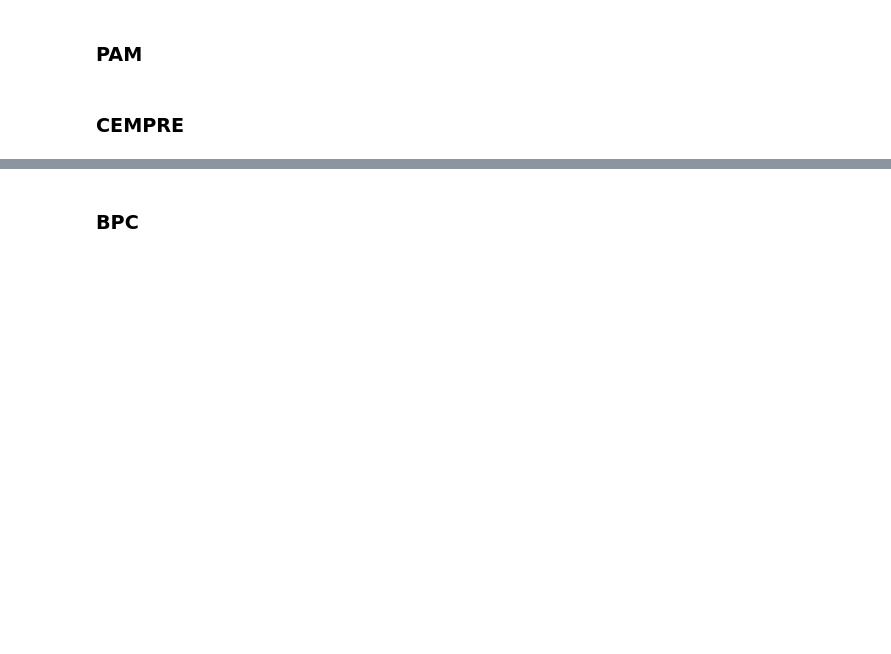
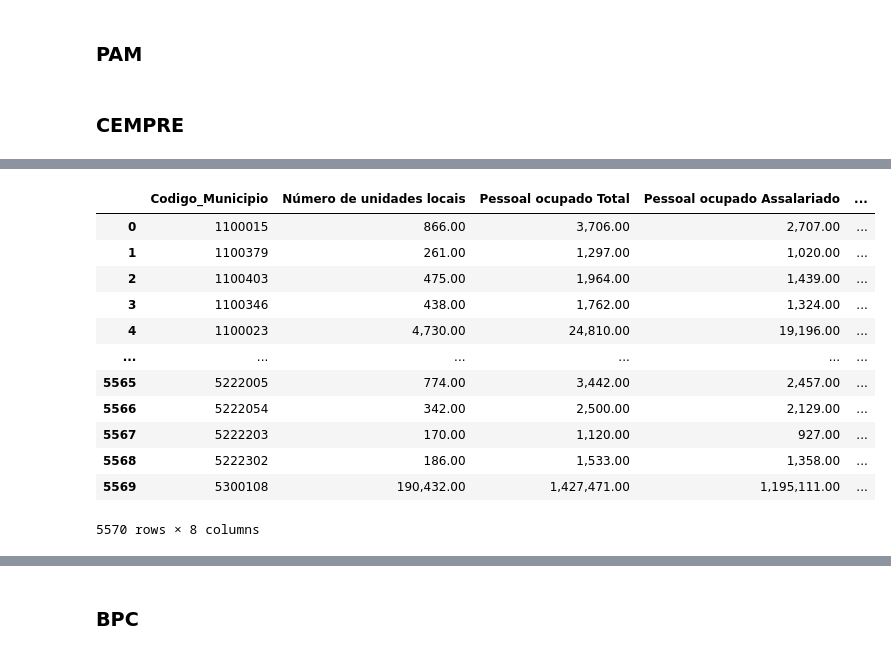
Before and after one commit to AHChaves/IC-InSAN, a Jupyter notebook: Integracao/integracao_2022.ipynb, the cells around one changed output, grey strips where cells are left out. Drawn from its saved outputs; the diff is of its cells as text; code cells hidden in the pictures; blank space fills up the shorter version.

```diff
--- a/Integracao/integracao_2022.ipynb
+++ b/Integracao/integracao_2022.ipynb
@@ -136,0 +119,16 @@ cempre_2022
+# %%
+cempre
+# %% [output]
+|  | Codigo_Municipio | Número de unidades locais | Pessoal ocupado Total | Pessoal ocupado Assalariado | ... |
+| 0 | 1100015 | 866.00 | 3,706.00 | 2,707.00 | ... |
+| 1 | 1100379 | 261.00 | 1,297.00 | 1,020.00 | ... |
+| 2 | 1100403 | 475.00 | 1,964.00 | 1,439.00 | ... |
+| 3 | 1100346 | 438.00 | 1,762.00 | 1,324.00 | ... |
+| 4 | 1100023 | 4,730.00 | 24,810.00 | 19,196.00 | ... |
+| ... | ... | ... | ... | ... | ... |
+| 5565 | 5222005 | 774.00 | 3,442.00 | 2,457.00 | ... |
+| 5566 | 5222054 | 342.00 | 2,500.00 | 2,129.00 | ... |
+| 5567 | 5222203 | 170.00 | 1,120.00 | 927.00 | ... |
+| 5568 | 5222302 | 186.00 | 1,533.00 | 1,358.00 | ... |
+| 5569 | 5300108 | 190,432.00 | 1,427,471.00 | 1,195,111.00 | ... |
+5570 rows × 8 columns
```
Also changed, not shown: parts of 12 cells of this notebook, 2 other files.
